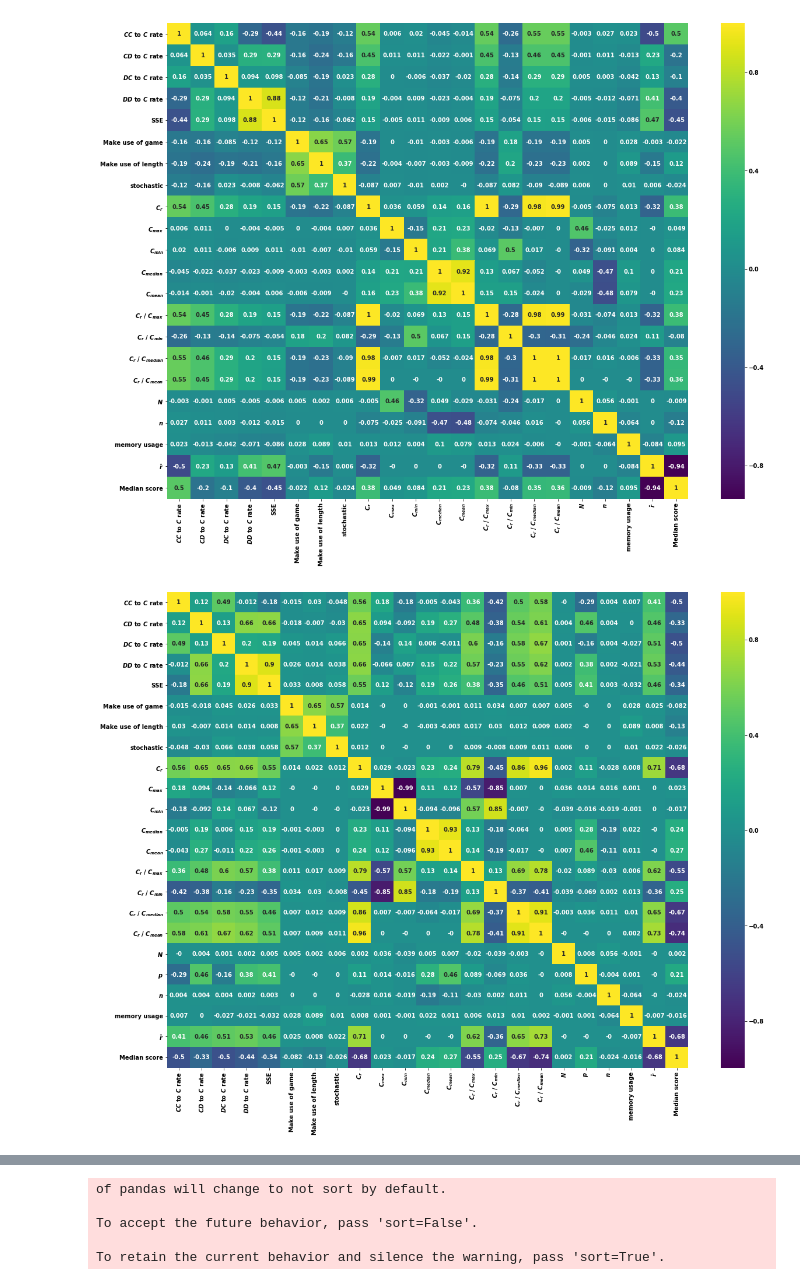
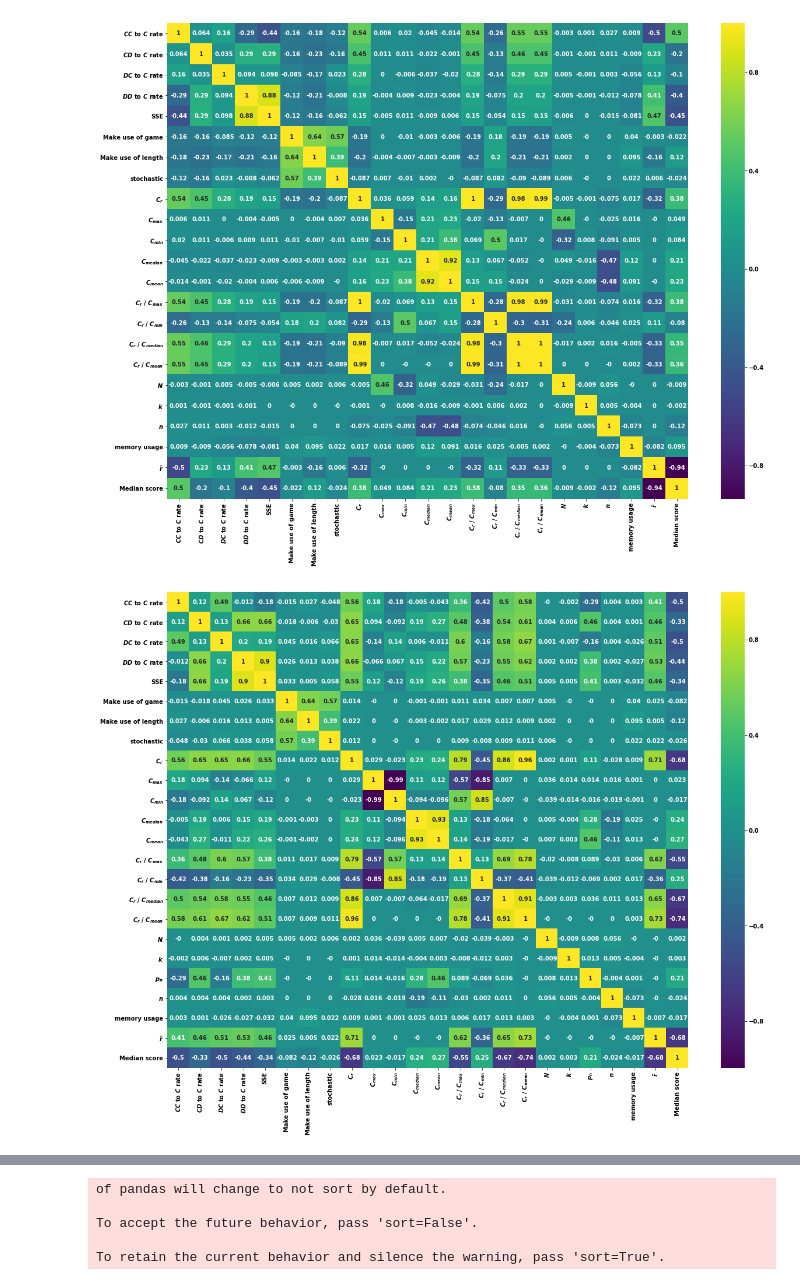
Before and after one commit to Nikoleta-v3/meta-analysis-of-prisoners-dilemma-tournaments, a Jupyter notebook: nbs/3. Correlation Heatmaps.ipynb, the cells around one changed output, grey strips where cells are left out. Cells and saved outputs as stored; diff of their text form; code cells hidden in the pictures.

Commit message:
re run analysis with repetitions

```diff
--- a/nbs/3. Correlation Heatmaps.ipynb
+++ b/nbs/3. Correlation Heatmaps.ipynb
@@ -37,35 +37,36 @@ for file in ['standard', 'noise', 'probend', 'probend_noise']:
         "Cooperation_rating_comp_to_min",
         "Cooperation_rating_comp_to_median",
         "Cooperation_rating_comp_to_mean",
-        "size"
+        "size",
+        "repetitions"
     ]
 
     if file == "standard":
         features += ["turns", "memory_usage"]
     if file == "noise":
         features += ["noise", "turns", "memory_usage"]
     if file == "probend":
         features += ["probend"]
     if file == "probend_noise":
         features += ["probend", "noise"]
 
     corr_data = df[features + clustering_on]
     corrmat = corr_data.corr()
     top_corr_features = corrmat.index
 
     data = corr_data[top_corr_features].corr().round(3)
     data.columns = [plot.features_labels[feature] for feature in data.columns]
     data.index = [plot.features_labels[feature] for feature in corr_data.corr().index]
 
     plt.figure(figsize=(20, 15))
 
     sns.heatmap(data,
                 annot=True,
                 cmap="viridis",);
 
     plt.savefig(
         "../images/%s_correlation_plot.pdf" % file, bbox_inches="tight"
     )
 # %% [output]
-[figure, old version]
+[figure, new version]
-[figure, old version]
+[figure, new version]
```
Also changed, not shown: parts of 3 cells of this notebook, 25 other files.
